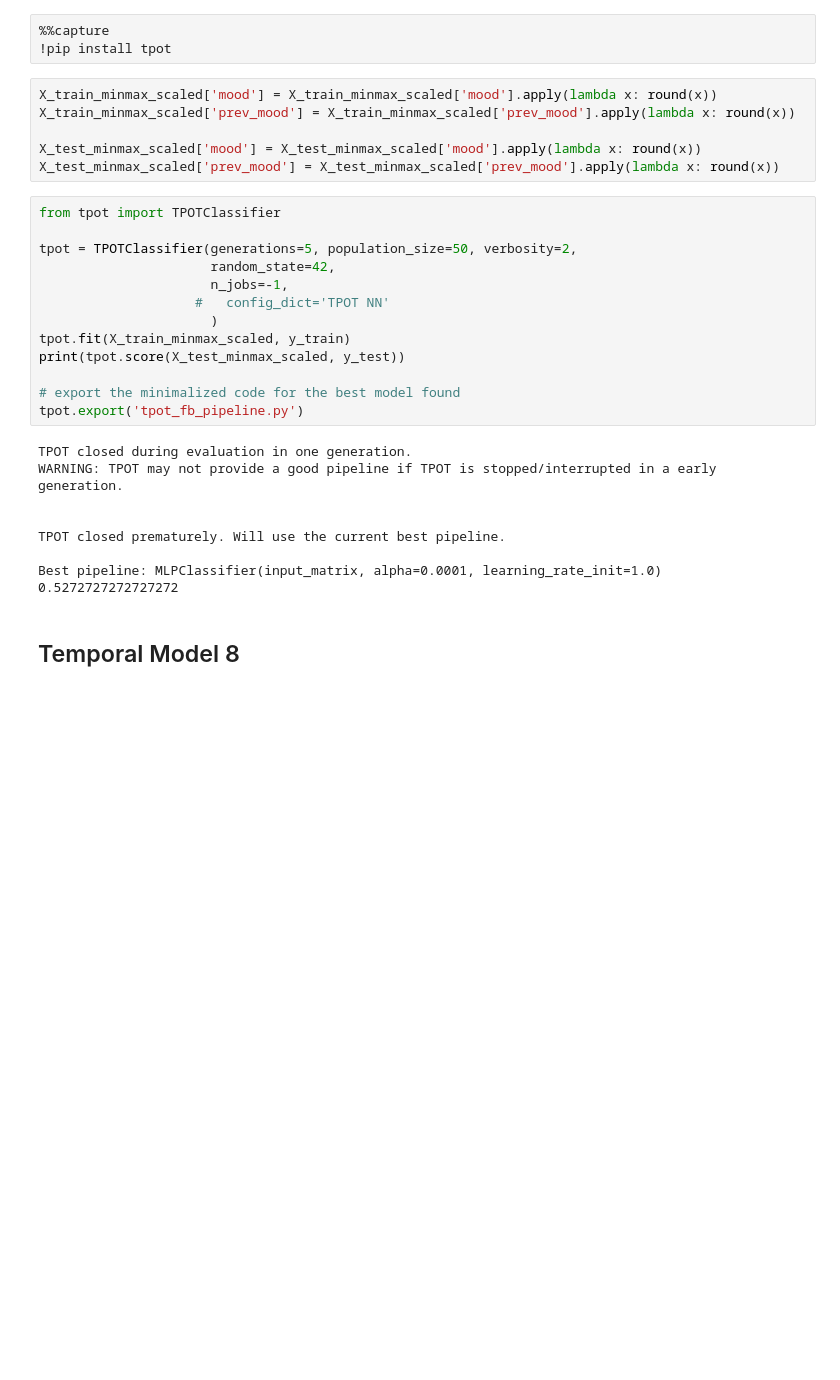
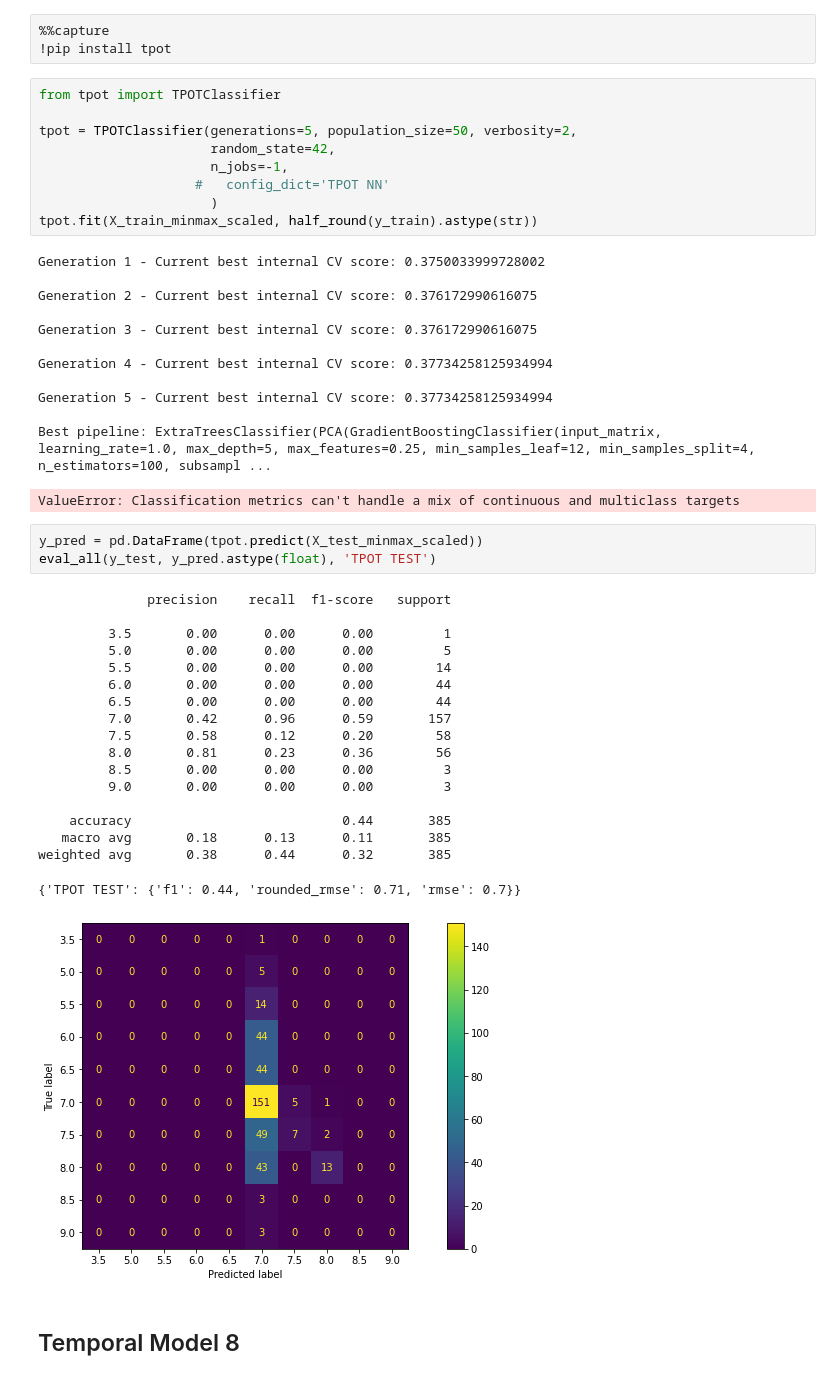
Before and after one commit to OlegBEZb/Data_Mining_assignment_1, a Jupyter notebook: Benchmarks and Feature Engineered models.ipynb, the cells around one changed output. Saved outputs shown, nothing was run; the diff lists cells and outputs as text; blank space fills up the shorter version.

Commit message:
fixed bug in eval script

```diff
--- a/Benchmarks and Feature Engineered models.ipynb
+++ b/Benchmarks and Feature Engineered models.ipynb
@@ -560,12 +591,6 @@ plt.legend([l_train, l_test, l_pred],['train', 'test', 'pred']);
 # %%
 %%capture
 !pip install tpot
-# %%
-X_train_minmax_scaled['mood'] = X_train_minmax_scaled['mood'].apply(lambda x: round(x))
-X_train_minmax_scaled['prev_mood'] = X_train_minmax_scaled['prev_mood'].apply(lambda x: round(x))
-
-X_test_minmax_scaled['mood'] = X_test_minmax_scaled['mood'].apply(lambda x: round(x))
-X_test_minmax_scaled['prev_mood'] = X_test_minmax_scaled['prev_mood'].apply(lambda x: round(x))
 # %%
 from tpot import TPOTClassifier
 
@@ -574,19 +599,41 @@ tpot = TPOTClassifier(generations=5, population_size=50, verbosity=2,
                       n_jobs=-1,
                     #   config_dict='TPOT NN'
                       )
-tpot.fit(X_train_minmax_scaled, y_train)
-print(tpot.score(X_test_minmax_scaled, y_test))
-
-# export the minimalized code for the best model found
-tpot.export('tpot_fb_pipeline.py')
+tpot.fit(X_train_minmax_scaled, half_round(y_train).astype(str))
 # %% [output]
-TPOT closed during evaluation in one generation.
-WARNING: TPOT may not provide a good pipeline if TPOT is stopped/interrupted in a early generation.
+Generation 1 - Current best internal CV score: 0.3750033999728002
 
+Generation 2 - Current best internal CV score: 0.376172990616075
 
-TPOT closed prematurely. Will use the current best pipeline.
+Generation 3 - Current best internal CV score: 0.376172990616075
 
-Best pipeline: MLPClassifier(input_matrix, alpha=0.0001, learning_rate_init=1.0)
-0.5272727272727272
+Generation 4 - Current best internal CV score: 0.37734258125934994
+
+Generation 5 - Current best internal CV score: 0.37734258125934994
+
+Best pipeline: ExtraTreesClassifier(PCA(GradientBoostingClassifier(input_matrix, learning_rate=1.0, max_depth=5, max_features=0.25, min_samples_leaf=12, min_samples_split=4, n_estimators=100, subsampl ...
+ValueError: Classification metrics can't handle a mix of continuous and multiclass targets
+# %%
+y_pred = pd.DataFrame(tpot.predict(X_test_minmax_scaled))
+eval_all(y_test, y_pred.astype(float), 'TPOT TEST')
+# %% [output]
+              precision    recall  f1-score   support
+
+         3.5       0.00      0.00      0.00         1
+         5.0       0.00      0.00      0.00         5
+         5.5       0.00      0.00      0.00        14
+         6.0       0.00      0.00      0.00        44
+         6.5       0.00      0.00      0.00        44
+         7.0       0.42      0.96      0.59       157
+         7.5       0.58      0.12      0.20        58
+         8.0       0.81      0.23      0.36        56
+         8.5       0.00      0.00      0.00         3
+         9.0       0.00      0.00      0.00         3
+
+    accuracy                           0.44       385
+   macro avg       0.18      0.13      0.11       385
+weighted avg       0.38      0.44      0.32       385
+{'TPOT TEST': {'f1': 0.44, 'rounded_rmse': 0.71, 'rmse': 0.7}}
+[figure, added]
 # %% [markdown]
 ## Temporal Model 8
```
Also changed, not shown: parts of 22 cells of this notebook, 1 other file.
